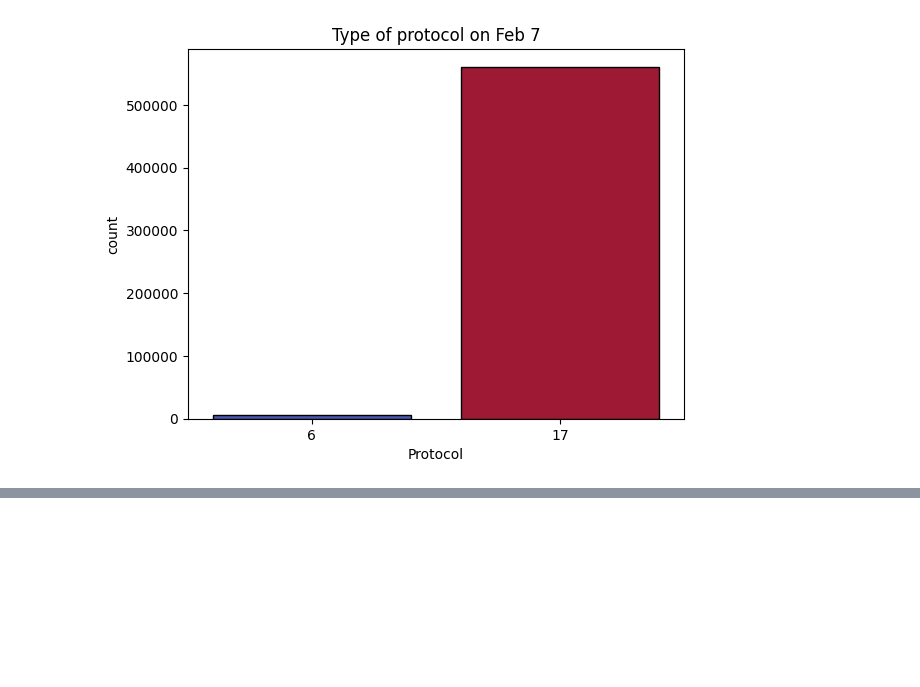
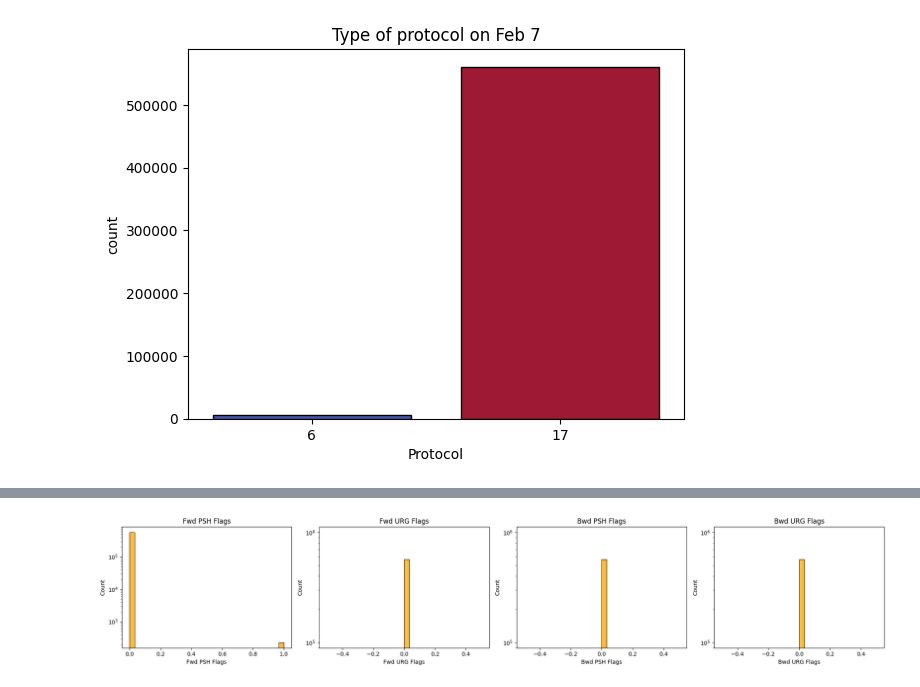
Before and after one commit to Totally-Kyle/The-CyberChase, a Jupyter notebook: EDA.ipynb, the cells around one changed output, grey strips where cells are left out. Saved outputs shown, nothing was run; the diff lists cells and outputs as text; code cells hidden in the pictures; blank space fills up the shorter version.

```diff
--- a/EDA.ipynb
+++ b/EDA.ipynb
@@ -145,0 +150,15 @@ plt.show()
+# %%
+dir_flags = ['Fwd PSH Flags', 'Fwd URG Flags', 'Bwd PSH Flags', 'Bwd URG Flags']
+
+fig, axes = plt.subplots(1, 4, figsize=(20, 4))
+
+for i, col in enumerate(dir_flags):
+    sns.histplot(Feb7[col], ax=axes[i], bins=30, color='orange', edgecolor= "black")
+    axes[i].set_yscale('log')
+    axes[i].set_title(col)
+    axes[i].set_ylabel('Count')
+
+plt.tight_layout()
+plt.show()
+# %% [output]
+[figure, added]
```
Also changed, not shown: parts of 5 cells of this notebook.
